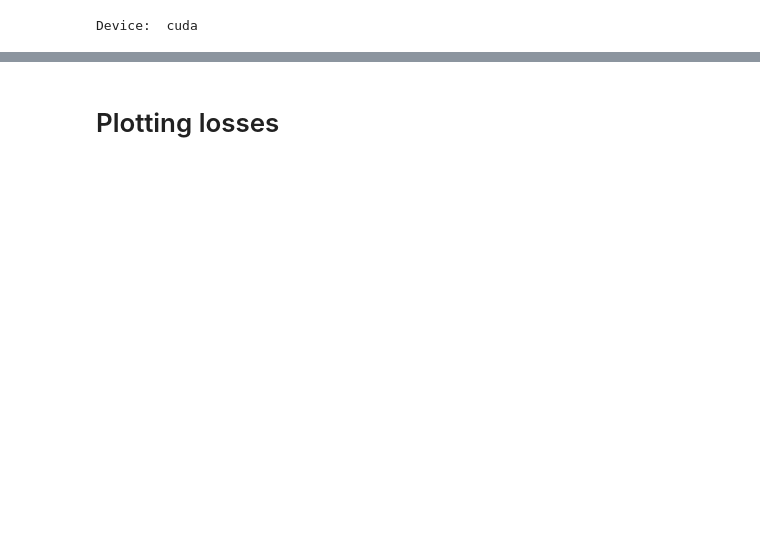
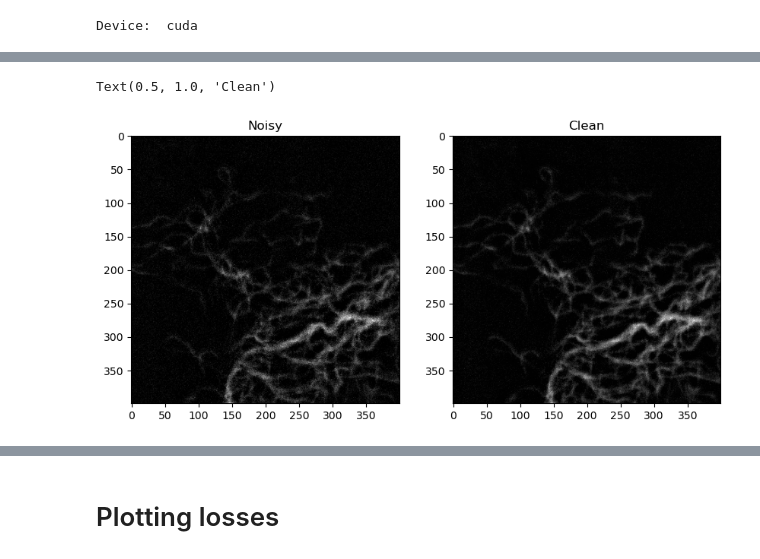
Before and after one commit to GuillaumeMinet/HDN_tests, a Jupyter notebook: MyScripts/Training_New.ipynb, the cells around one changed output, grey strips where cells are left out. Drawn from its saved outputs; the diff is of its cells as text; code cells hidden in the pictures; blank space fills up the shorter version.

```diff
--- a/MyScripts/Training_New.ipynb
+++ b/MyScripts/Training_New.ipynb
@@ -286 +206,14 @@ if checkNoiseModelDisplay:
+# %%
+# display examples
+plt.figure(figsize=(10,20))
+plt.subplot(1,2,1)
+plt.imshow(observation[0][100:500,800:1200],cmap='gray')
+plt.title("Noisy")
+
+plt.subplot(1,2,2)
+plt.imshow(signal[0][100:500,800:1200],cmap='gray')
+plt.title("Clean")
+# %% [output]
+Text(0.5, 1.0, 'Clean')
+[figure, added]
 # %%
```
Also changed, not shown: parts of 12 cells of this notebook, 6 other files.
